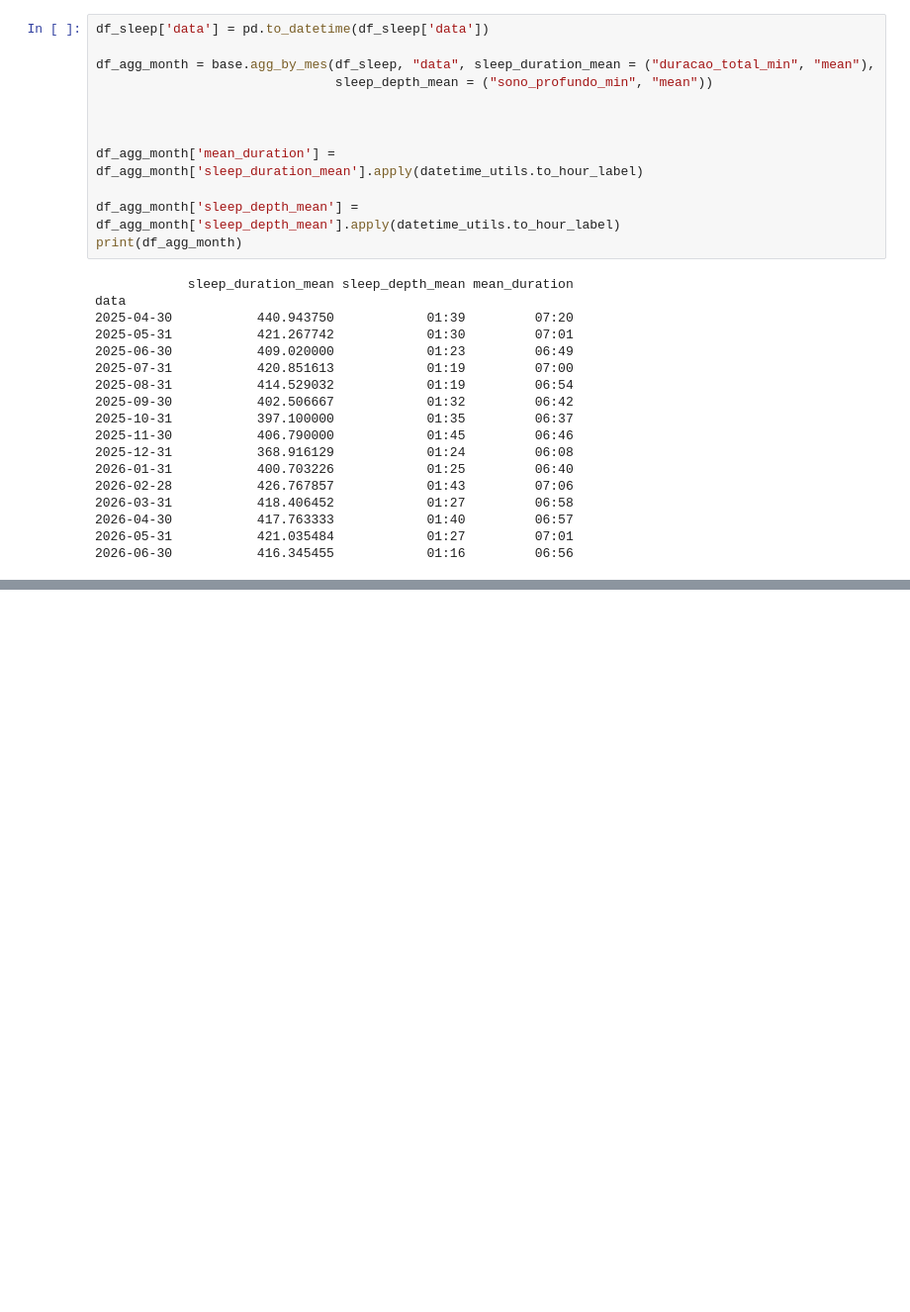
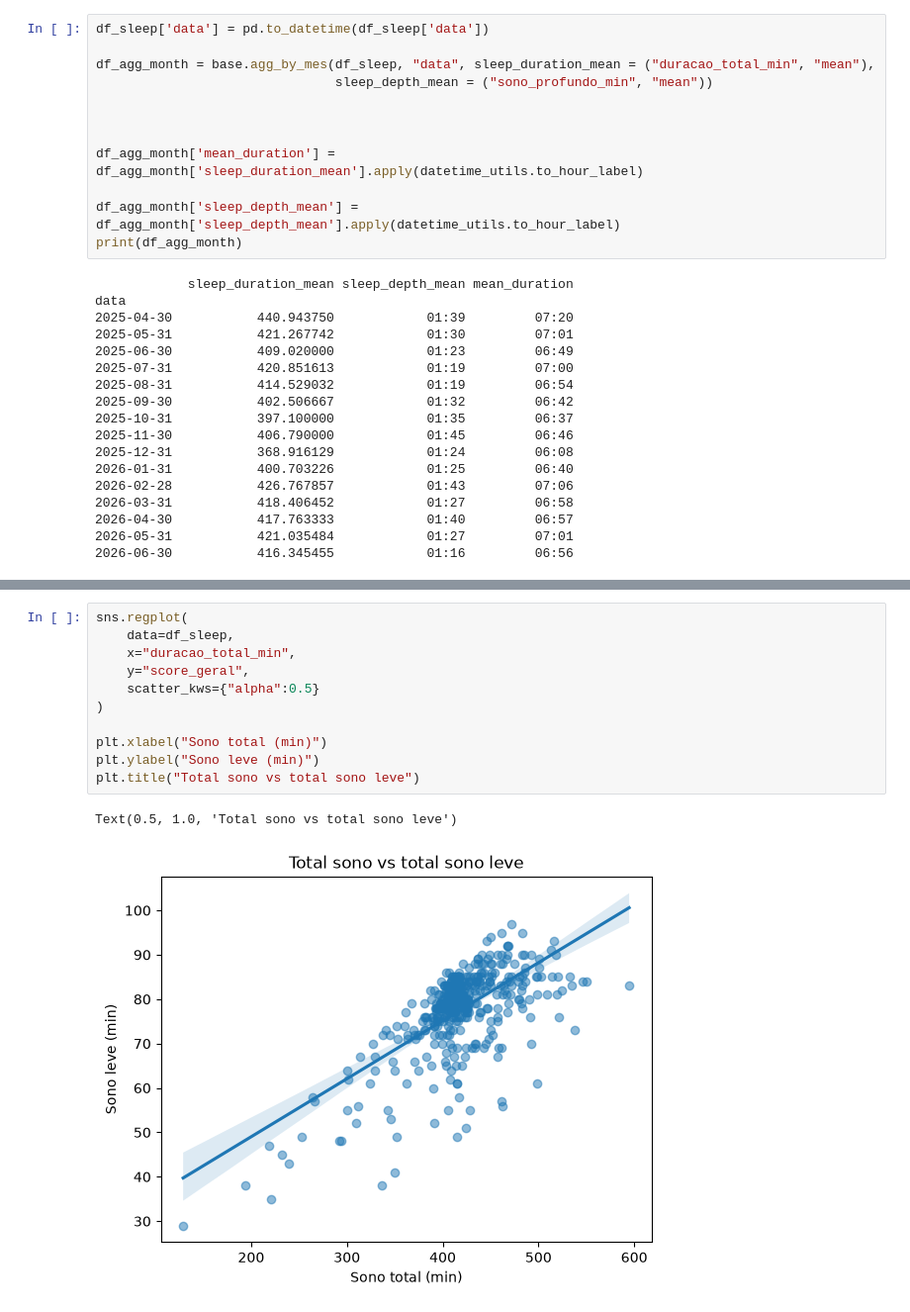
Before and after one commit to pedroAugustoBorges/garmin-data-eda, a Jupyter notebook: notebooks/00_test.ipynb, the cells around one changed output, grey strips where cells are left out. Shown at 99% size. Cells and saved outputs as stored; diff of their text form; blank space fills up the shorter version.

```diff
--- a/notebooks/00_test.ipynb
+++ b/notebooks/00_test.ipynb
@@ -93,0 +146,14 @@ sono_profundo_min           0.339701           1.000000
+# %%
+sns.regplot(
+    data=df_sleep,
+    x="duracao_total_min",
+    y="score_geral",
+    scatter_kws={"alpha":0.5}
+)
+
+plt.xlabel("Sono total (min)")
+plt.ylabel("Sono leve (min)")
+plt.title("Total sono vs total sono leve")
+# %% [output]
+Text(0.5, 1.0, 'Total sono vs total sono leve')
+[figure, added]
```
Also changed, not shown: parts of 7 cells of this notebook, 1 other file.
